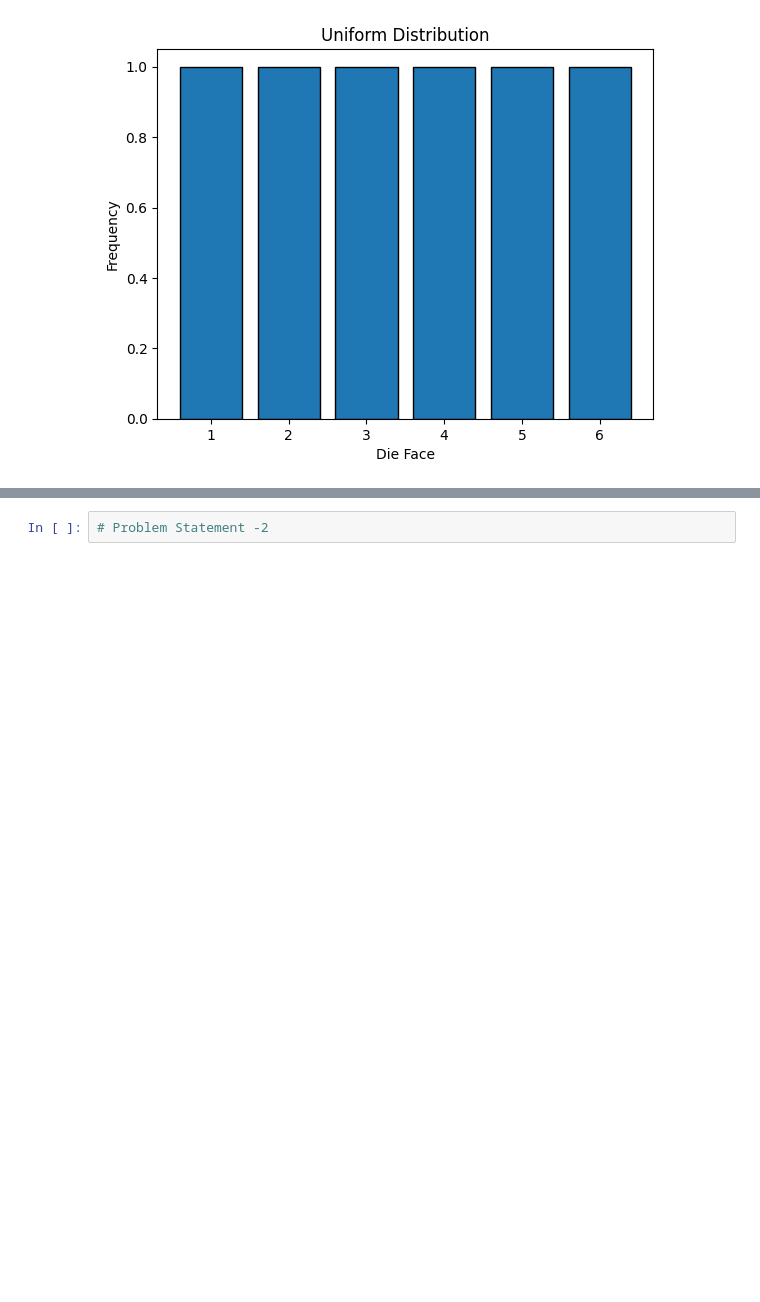
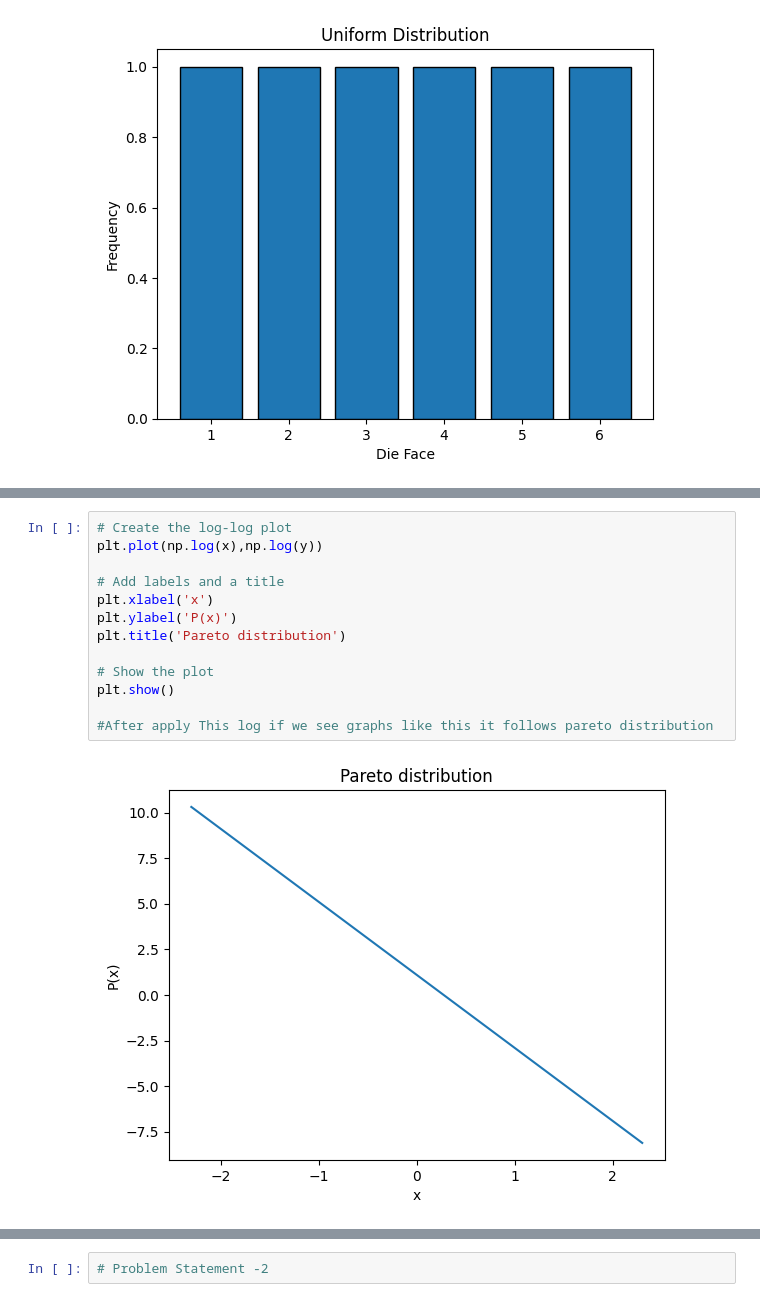
Before and after one commit to Shanmukh15501/DSML_PRACTISE_FILES, a Jupyter notebook: STATISTICS/session4.ipynb, the cells around one changed output, grey strips where cells are left out. Drawn from its saved outputs; the diff is of its cells as text; blank space fills up the shorter version.

```diff
--- a/STATISTICS/session4.ipynb
+++ b/STATISTICS/session4.ipynb
@@ -23,0 +112,15 @@ plt.show()
+# %%
+# Create the log-log plot
+plt.plot(np.log(x),np.log(y))
+
+# Add labels and a title
+plt.xlabel('x')
+plt.ylabel('P(x)')
+plt.title('Pareto distribution')
+
+# Show the plot
+plt.show()
+
+#After apply This log if we see graphs like this it follows pareto distribution
+# %% [output]
+[figure, added]
```
Also changed, not shown: parts of 32 cells of this notebook, 5 other files.
